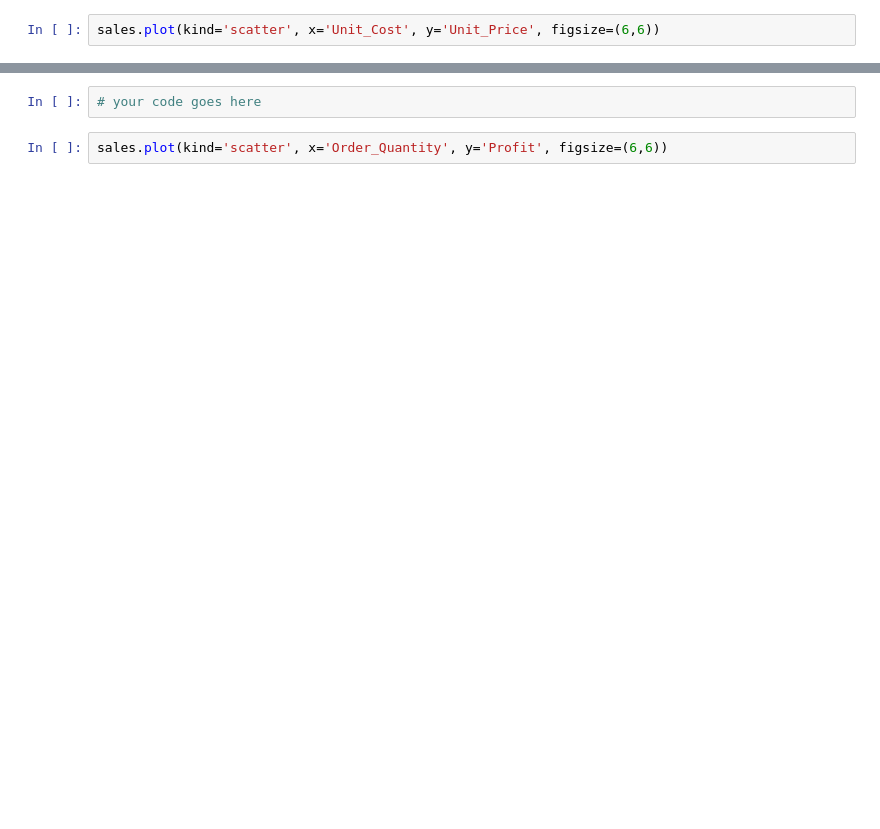
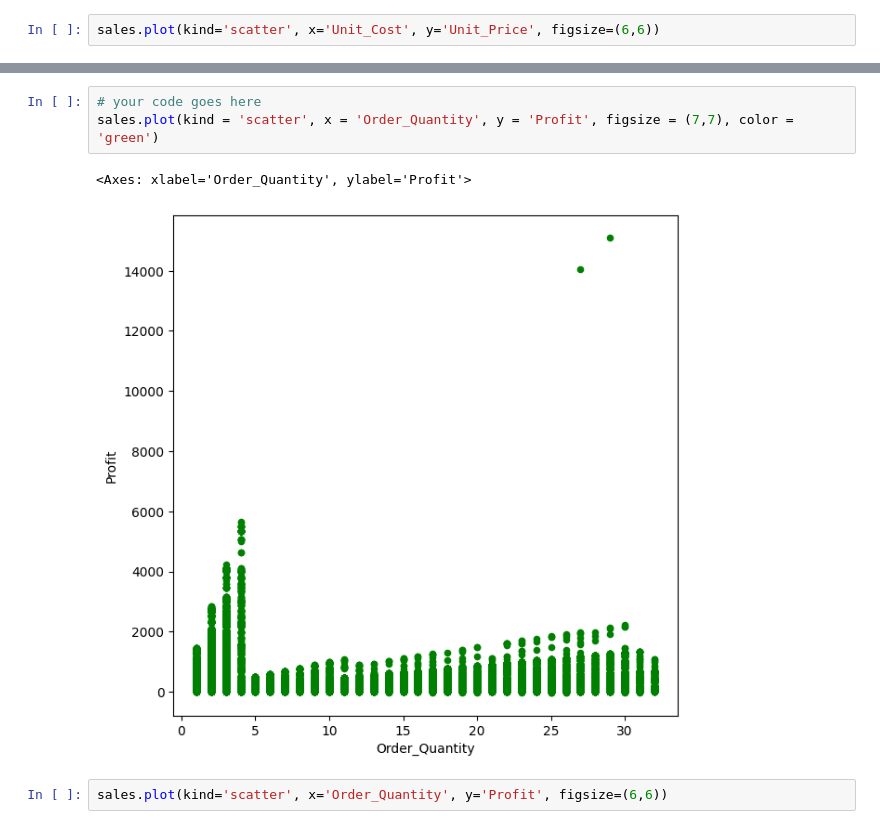
Before and after one commit to nila-novita/FreeCodeCamp-Pandas-Real-Life-Example, a Jupyter notebook: Exercises_1.ipynb, the cells around one changed output, grey strips where cells are left out. Drawn from its saved outputs; the diff is of its cells as text; blank space fills up the shorter version.

```diff
--- a/Exercises_1.ipynb
+++ b/Exercises_1.ipynb
@@ -213,8 +275,12 @@ sales.plot(kind='scatter', x='Unit_Cost', y='Unit_Price', figsize=(6,6))
 ### Can you see any relationship between `Order_Quantity` and `Profit`?
 
 Show a <b>scatter plot</b> between both columns.
-# %%
-# your code goes here
+# %%
+# your code goes here
+sales.plot(kind = 'scatter', x = 'Order_Quantity', y = 'Profit', figsize = (7,7), color = 'green')
+# %% [output]
+<Axes: xlabel='Order_Quantity', ylabel='Profit'>
+[figure, added]
 # %%
 sales.plot(kind='scatter', x='Order_Quantity', y='Profit', figsize=(6,6))
 # %% [markdown]
```
Also changed, not shown: parts of 12 cells of this notebook.
